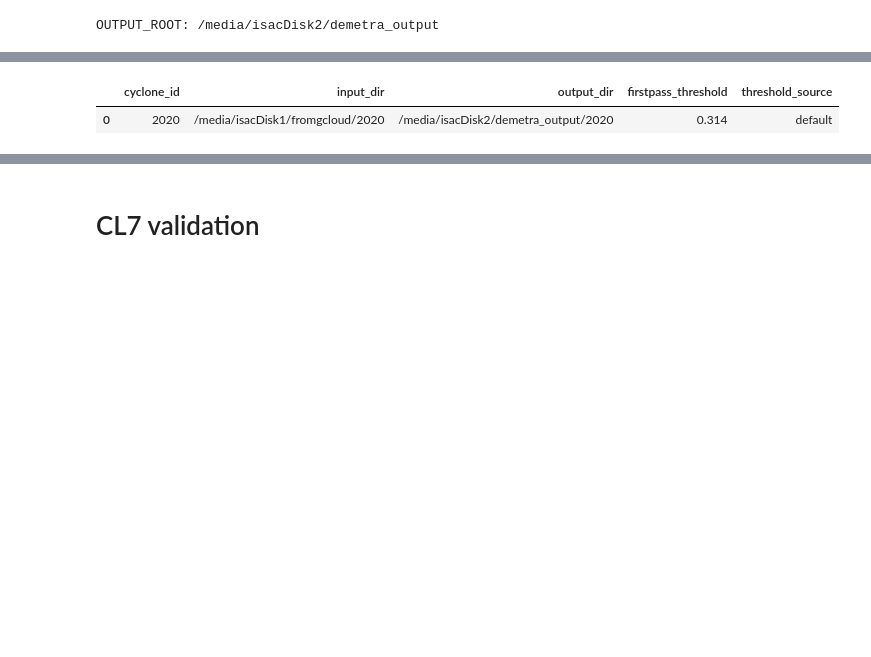
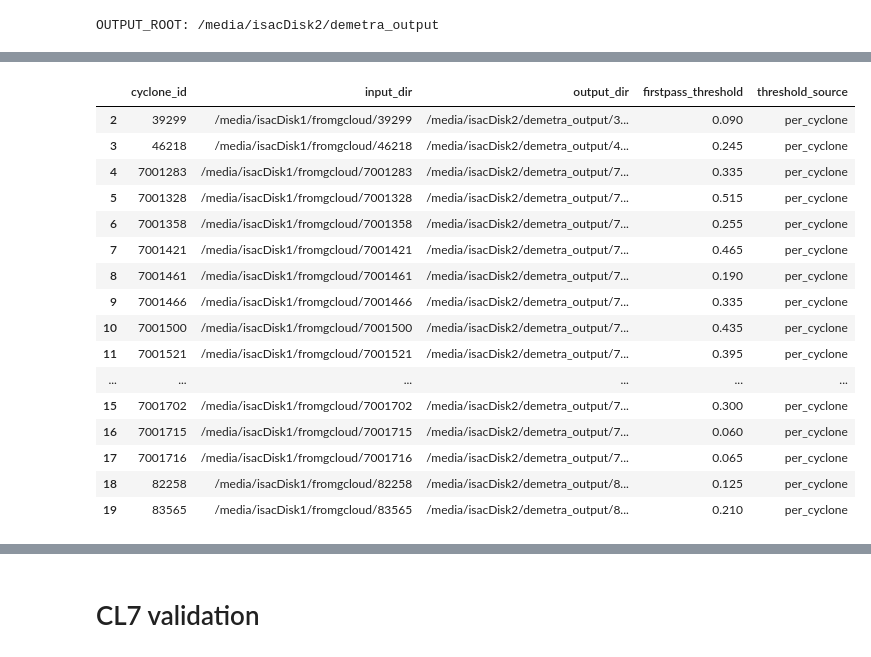
Before and after one commit to dandarm/Demetra, a Jupyter notebook: notebooks/batch_inference_firstpass_track_per_cyclone.ipynb, the cells around one changed output, grey strips where cells are left out. Saved outputs shown, nothing was run; the diff lists cells and outputs as text; code cells hidden in the pictures; blank space fills up the shorter version.

```diff
--- a/notebooks/batch_inference_firstpass_track_per_cyclone.ipynb
+++ b/notebooks/batch_inference_firstpass_track_per_cyclone.ipynb
@@ -194,11 +194,26 @@ Cyclone folders in piano: 20
 # %%
 plan_df.loc[plan_df.cyclone_id == '2020', 'firstpass_threshold'] = round(np.mean(list(THRESHOLDS_BY_ID.values())), 3)
 # %%
-plan_df = plan_df[0:1]
+plan_df = plan_df[2:]
 plan_df
 # %% [output]
 |  | cyclone_id | input_dir | output_dir | firstpass_threshold | threshold_source |
-| 0 | 2020 | /media/isacDisk1/fromgcloud/2020 | /media/isacDisk2/demetra_output/2020 | 0.314 | default |
+| 2 | 39299 | /media/isacDisk1/fromgcloud/39299 | /media/isacDisk2/demetra_output/3... | 0.090 | per_cyclone |
+| 3 | 46218 | /media/isacDisk1/fromgcloud/46218 | /media/isacDisk2/demetra_output/4... | 0.245 | per_cyclone |
+| 4 | 7001283 | /media/isacDisk1/fromgcloud/7001283 | /media/isacDisk2/demetra_output/7... | 0.335 | per_cyclone |
+| 5 | 7001328 | /media/isacDisk1/fromgcloud/7001328 | /media/isacDisk2/demetra_output/7... | 0.515 | per_cyclone |
+| 6 | 7001358 | /media/isacDisk1/fromgcloud/7001358 | /media/isacDisk2/demetra_output/7... | 0.255 | per_cyclone |
+| 7 | 7001421 | /media/isacDisk1/fromgcloud/7001421 | /media/isacDisk2/demetra_output/7... | 0.465 | per_cyclone |
+| 8 | 7001461 | /media/isacDisk1/fromgcloud/7001461 | /media/isacDisk2/demetra_output/7... | 0.190 | per_cyclone |
+| 9 | 7001466 | /media/isacDisk1/fromgcloud/7001466 | /media/isacDisk2/demetra_output/7... | 0.335 | per_cyclone |
+| 10 | 7001500 | /media/isacDisk1/fromgcloud/7001500 | /media/isacDisk2/demetra_output/7... | 0.435 | per_cyclone |
+| 11 | 7001521 | /media/isacDisk1/fromgcloud/7001521 | /media/isacDisk2/demetra_output/7... | 0.395 | per_cyclone |
+| ... | ... | ... | ... | ... | ... |
+| 15 | 7001702 | /media/isacDisk1/fromgcloud/7001702 | /media/isacDisk2/demetra_output/7... | 0.300 | per_cyclone |
+| 16 | 7001715 | /media/isacDisk1/fromgcloud/7001715 | /media/isacDisk2/demetra_output/7... | 0.060 | per_cyclone |
+| 17 | 7001716 | /media/isacDisk1/fromgcloud/7001716 | /media/isacDisk2/demetra_output/7... | 0.065 | per_cyclone |
+| 18 | 82258 | /media/isacDisk1/fromgcloud/82258 | /media/isacDisk2/demetra_output/8... | 0.125 | per_cyclone |
+| 19 | 83565 | /media/isacDisk1/fromgcloud/83565 | /media/isacDisk2/demetra_output/8... | 0.210 | per_cyclone |
 # %%
 # Esecuzione batch via subprocess
 
```
Also changed, not shown: parts of 9 cells of this notebook, 2 other files.
